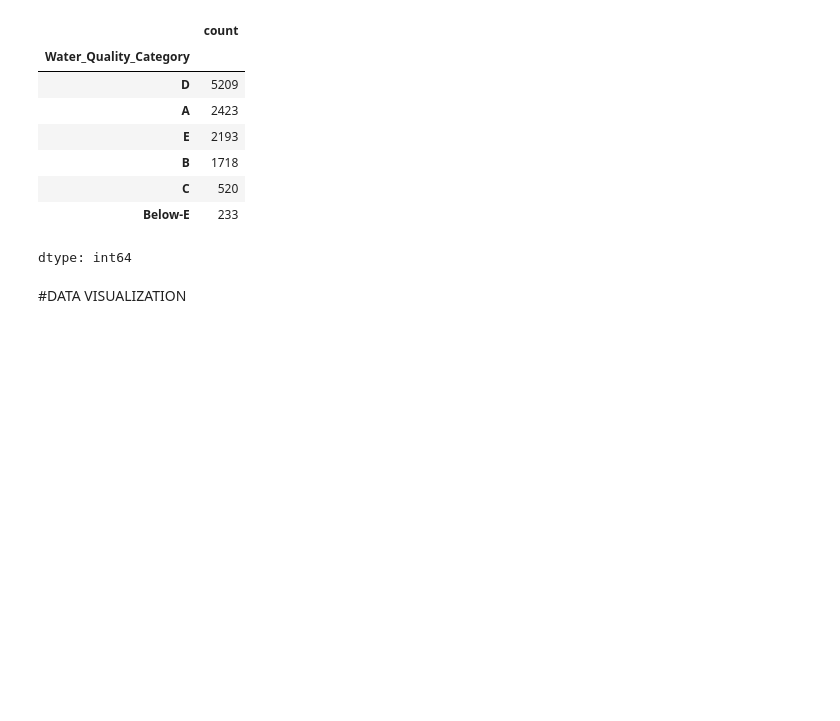
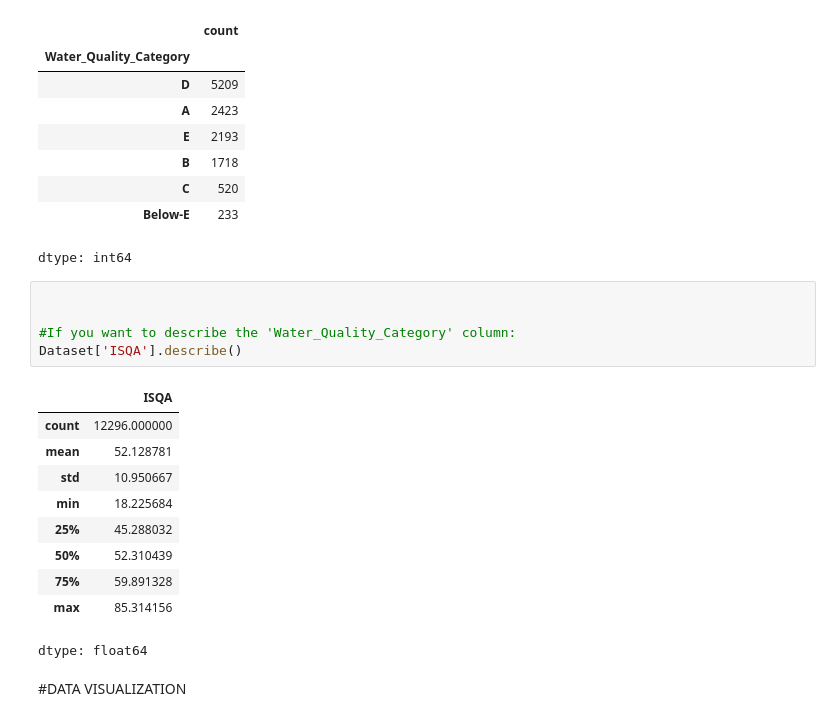
Before and after one commit to cyberdreams8/water-quality-analysis-and-prediction-2, a Jupyter notebook: modified_water_quality.ipynb, the cells around one changed output. Drawn from its saved outputs; the diff is of its cells as text; blank space fills up the shorter version.

```diff
--- a/modified_water_quality.ipynb
+++ b/modified_water_quality.ipynb
@@ -785,6 +785,22 @@ water_quality_counts
 | C | 520 |
 | Below-E | 233 |
 dtype: int64
+# %%
+
+
+#If you want to describe the 'Water_Quality_Category' column:
+Dataset['ISQA'].describe()
+# %% [output]
+|  | ISQA |
+| count | 12296.000000 |
+| mean | 52.128781 |
+| std | 10.950667 |
+| min | 18.225684 |
+| 25% | 45.288032 |
+| 50% | 52.310439 |
+| 75% | 59.891328 |
+| max | 85.314156 |
+dtype: float64
 # %% [markdown]
 #DATA VISUALIZATION
 # %% [markdown]
```
Also changed, not shown: parts of 23 cells of this notebook.
